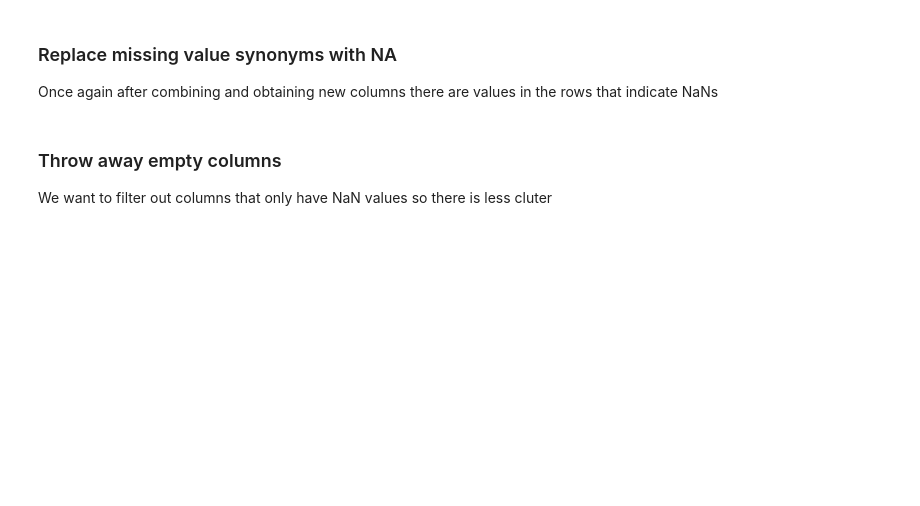
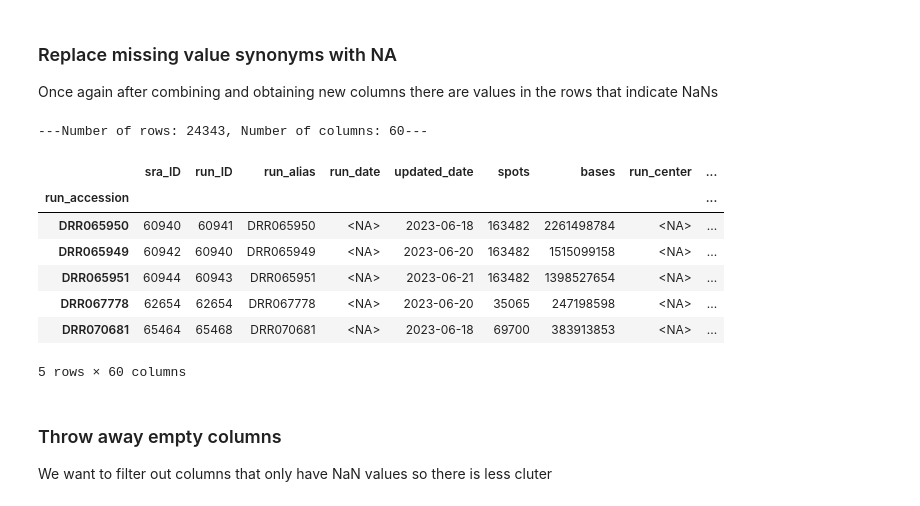
Before and after one commit to bayraktar1/SRA-Data-Collector, a Jupyter notebook: workflow/notebooks/wrangle_NCBI_metadata.py.ipynb, the cells around one changed output. Drawn from its saved outputs; the diff is of its cells as text; code cells hidden in the pictures; blank space fills up the shorter version.

```diff
--- a/workflow/notebooks/wrangle_NCBI_metadata.py.ipynb
+++ b/workflow/notebooks/wrangle_NCBI_metadata.py.ipynb
@@ -179,12 +285,22 @@ combined_df.head()
 ### Replace missing value synonyms with NA
 Once again after combining and obtaining new columns there are values in the rows that indicate NaNs
 # %%
-na_synonyms = {r'^\*$', '^-$', r'^\.$', '^[Nn]one$', '^[Nn]an$', '^[Uu]nknown$', '(?i)^not[ _-]collected$', '(?i)^not[ _-]provided', r'^\?$', '^ $', '(?i)^not[ _-]applicable$', '^[Nn]a$',
-               '^[Nn]o$', '^[Oo]ther$','^[Mm]is{1,3}ing$', '^[Uu]nspecified$', '^[Nn]ot[ ]available$', '^[Nn]ot[ :]available[:] not collected$', '^[Nn]ot[ :]available[:] to be reported later$'}
+na_synonyms = {r'^\*$', r'^-$', r'^\.$', r'^[Nn]one$', r'^[Nn]an$', r'^[Uu]nknown$', r'(?i)^not[ _-]collected$', r'(?i)^not[ _-]provided', r'^\?$', r'^ $', r'(?i)^not[ _-]applicable$', r'^[Nn]a$', r'^[Nn]o$', r'^[Oo]ther$', r'^[Mm]is{1,3}ing$', r'^[Uu]nspecified$', r'^[Nn]ot[ ]available$', r'^[Nn]ot[ :]available[:] not collected$', '^[Nn]ot[ :]available[:] to be reported later$'}
+
 combined_df = combined_df.replace(to_replace=na_synonyms, value=pd.NA, regex=True)
 
 print(f'---Number of rows: {combined_df.shape[0]}, Number of columns: {combined_df.shape[1]}---')
 combined_df.head()
+# %% [output]
+---Number of rows: 24343, Number of columns: 60---
+|  | sra_ID | run_ID | run_alias | run_date | updated_date | spots | bases | run_center | ... |
+| run_accession |  |  |  |  |  |  |  |  | ... |
+| DRR065950 | 60940 | 60941 | DRR065950 | <NA> | 2023-06-18 | 163482 | 2261498784 | <NA> | ... |
+| DRR065949 | 60942 | 60940 | DRR065949 | <NA> | 2023-06-20 | 163482 | 1515099158 | <NA> | ... |
+| DRR065951 | 60944 | 60943 | DRR065951 | <NA> | 2023-06-21 | 163482 | 1398527654 | <NA> | ... |
+| DRR067778 | 62654 | 62654 | DRR067778 | <NA> | 2023-06-20 | 35065 | 247198598 | <NA> | ... |
+| DRR070681 | 65464 | 65468 | DRR070681 | <NA> | 2023-06-18 | 69700 | 383913853 | <NA> | ... |
+5 rows × 60 columns
 # %% [markdown]
 ### Throw away empty columns
 We want to filter out columns that only have NaN values so there is less cluter
```
Also changed, not shown: parts of 19 cells of this notebook.
